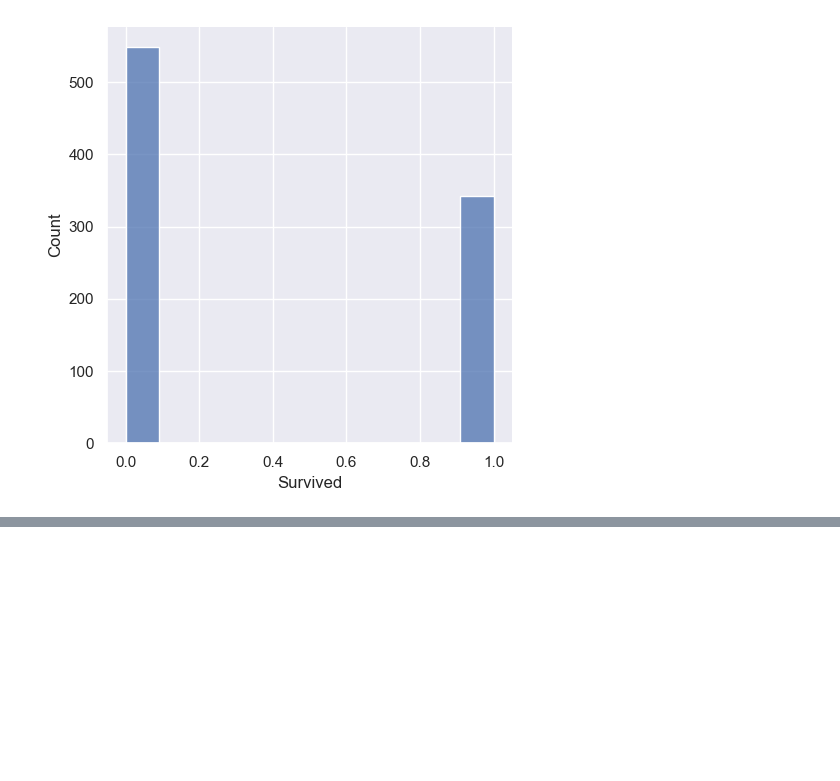
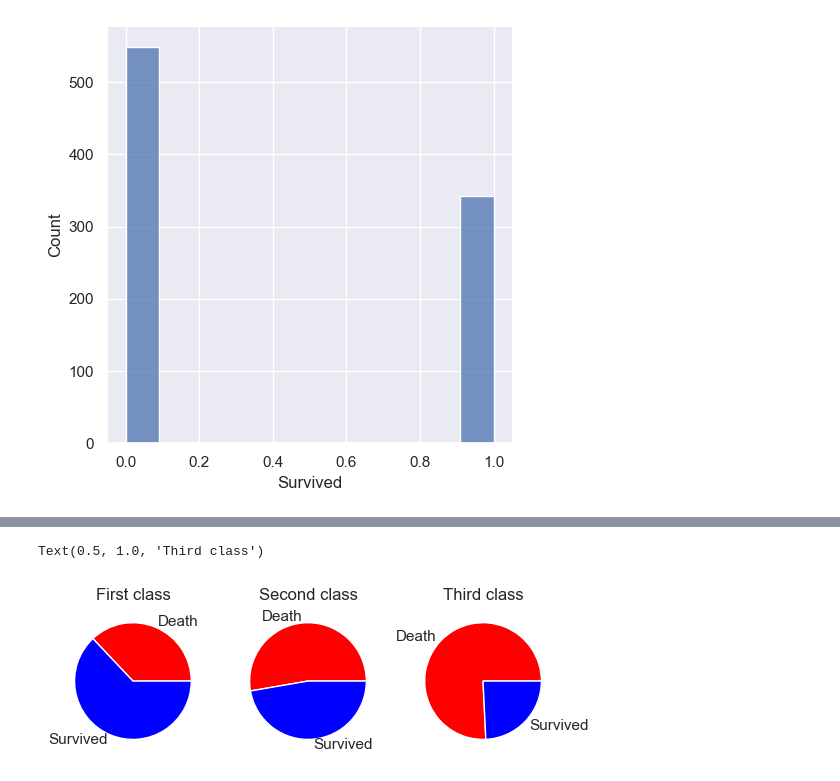
Before and after one commit to YumengLiu6044/titanicPredictions, a Jupyter notebook: data_analysis.ipynb, the cells around one changed output, grey strips where cells are left out. Saved outputs shown, nothing was run; the diff lists cells and outputs as text; code cells hidden in the pictures; blank space fills up the shorter version.

```diff
--- a/data_analysis.ipynb
+++ b/data_analysis.ipynb
@@ -43,0 +37,20 @@ Text(0.5, 1.0, 'Survival count by Age')
+# %%
+first_class = df.loc[df['Pclass'] == 1]
+second_class = df.loc[df['Pclass'] == 2]
+third_class = df.loc[df['Pclass'] == 3]
+
+first_class_survival_stats = [first_class.loc[first_class['Survived'] == x].shape[0] for x in range(2)]
+second_class_survival_stats = [second_class.loc[second_class['Survived'] == x].shape[0] for x in range(2)]
+third_class_survival_stats = [third_class.loc[third_class['Survived'] == x].shape[0] for x in range(2)]
+_label = ['Death', 'Survived']
+
+fig, (ax1, ax2, ax3) = plt.subplots(1, 3)
+ax1.pie(first_class_survival_stats, colors=['red', 'blue'], labels=_label)
+ax1.set_title('First class')
+ax2.pie(second_class_survival_stats, colors=['red', 'blue'], labels=_label)
+ax2.set_title('Second class')
+ax3.pie(third_class_survival_stats, colors=['red', 'blue'], labels=_label)
+ax3.set_title('Third class')
+# %% [output]
+Text(0.5, 1.0, 'Third class')
+[figure, added]
```
Also changed, not shown: parts of 5 cells of this notebook, 1 other file.
